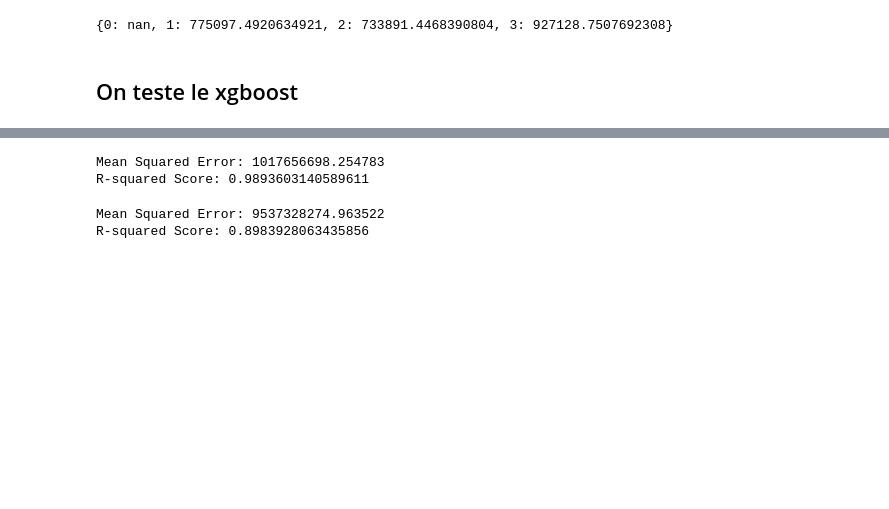
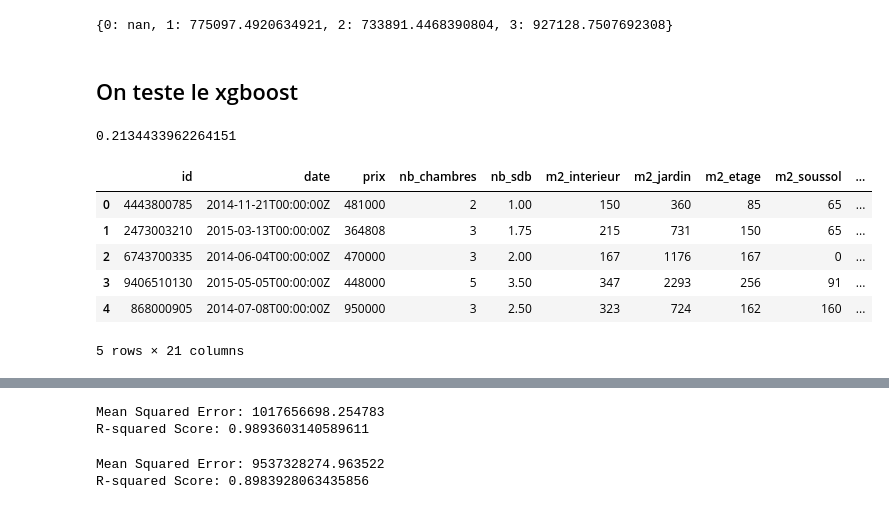
Before and after one commit to ErwannE/Challenge_PRAMA, a Jupyter notebook: Viannax.ipynb, the cells around one changed output, grey strips where cells are left out. Saved outputs shown, nothing was run; the diff lists cells and outputs as text; code cells hidden in the pictures; blank space fills up the shorter version.

```diff
--- a/Viannax.ipynb
+++ b/Viannax.ipynb
@@ -398,5 +400,19 @@ result.columns = ['id', 'prix']
 result.to_csv('Data/result.csv', index=False)
 # %% [markdown]
 ## On teste le xgboost
+# %%
+df = pd.read_csv('Data/train_cleaned.csv')
+df = df.dropna()
+print(df['vue_note'].mean())
+df.head()
+# %% [output]
+0.2134433962264151
+|  | id | date | prix | nb_chambres | nb_sdb | m2_interieur | m2_jardin | m2_etage | m2_soussol | ... |
+| 0 | 4443800785 | 2014-11-21T00:00:00Z | 481000 | 2 | 1.00 | 150 | 360 | 85 | 65 | ... |
+| 1 | 2473003210 | 2015-03-13T00:00:00Z | 364808 | 3 | 1.75 | 215 | 731 | 150 | 65 | ... |
+| 2 | 6743700335 | 2014-06-04T00:00:00Z | 470000 | 3 | 2.00 | 167 | 1176 | 167 | 0 | ... |
+| 3 | 9406510130 | 2015-05-05T00:00:00Z | 448000 | 5 | 3.50 | 347 | 2293 | 256 | 91 | ... |
+| 4 | 868000905 | 2014-07-08T00:00:00Z | 950000 | 3 | 2.50 | 323 | 724 | 162 | 160 | ... |
+5 rows × 21 columns
 # %%
 features = ['nb_chambres', 'm2_etage', 'nb_sdb', 'm2_interieur', 'm2_soussol','m2_jardin', 'nb_etages', 'vue_mer', 'vue_note', 'etat_note', 'design_note', 'annee_construction', 'annee_renovation', 'm2_interieur_15voisins', 'm2_jardin_15voisins', 'zipcode', 'lat', 'long']
```
Also changed, not shown: parts of 13 cells of this notebook, 12 other files.
